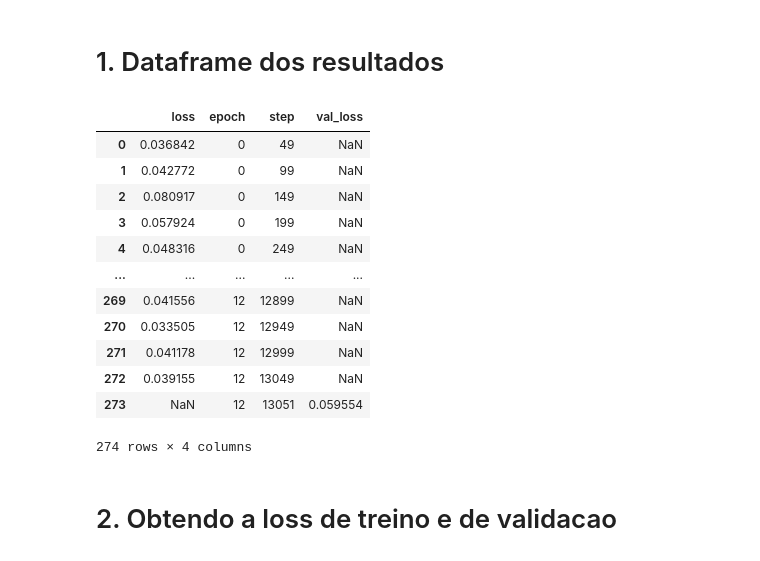
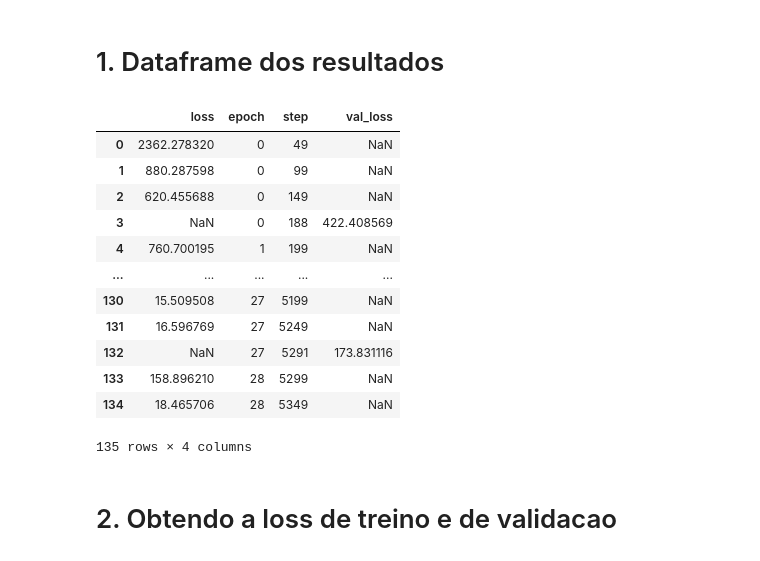
Before and after one commit to Migliorin/Image-Denoising, a Jupyter notebook: notebooks/ExperimentsAnalysis/PlotGraph.ipynb, the cells around one changed output. Cells and saved outputs as stored; diff of their text form; code cells hidden in the pictures.

```diff
--- a/notebooks/ExperimentsAnalysis/PlotGraph.ipynb
+++ b/notebooks/ExperimentsAnalysis/PlotGraph.ipynb
@@ -9,24 +9,24 @@ import seaborn as sns
 # %% [markdown]
 # 1. Dataframe dos resultados
 # %%
-path = "/home/lucas/experimentos/Novo_modelo/version_2/metrics.csv"
+path = "/home/lucas/experimentos/Torch_Transformer_posi_decoder/version_2/metrics.csv"
 
 df = pd.read_csv(path)
 df
 # %% [output]
 |  | loss | epoch | step | val_loss |
-| 0 | 0.036842 | 0 | 49 | NaN |
-| 1 | 0.042772 | 0 | 99 | NaN |
-| 2 | 0.080917 | 0 | 149 | NaN |
-| 3 | 0.057924 | 0 | 199 | NaN |
-| 4 | 0.048316 | 0 | 249 | NaN |
+| 0 | 2362.278320 | 0 | 49 | NaN |
+| 1 | 880.287598 | 0 | 99 | NaN |
+| 2 | 620.455688 | 0 | 149 | NaN |
+| 3 | NaN | 0 | 188 | 422.408569 |
+| 4 | 760.700195 | 1 | 199 | NaN |
 | ... | ... | ... | ... | ... |
-| 269 | 0.041556 | 12 | 12899 | NaN |
-| 270 | 0.033505 | 12 | 12949 | NaN |
-| 271 | 0.041178 | 12 | 12999 | NaN |
-| 272 | 0.039155 | 12 | 13049 | NaN |
-| 273 | NaN | 12 | 13051 | 0.059554 |
+| 130 | 15.509508 | 27 | 5199 | NaN |
+| 131 | 16.596769 | 27 | 5249 | NaN |
+| 132 | NaN | 27 | 5291 | 173.831116 |
+| 133 | 158.896210 | 28 | 5299 | NaN |
+| 134 | 18.465706 | 28 | 5349 | NaN |
-274 rows × 4 columns
+135 rows × 4 columns
 # %% [markdown]
 # 2. Obtendo a loss de treino e de validacao
 # %% [markdown]
```
Also changed, not shown: parts of 35 cells of this notebook.
